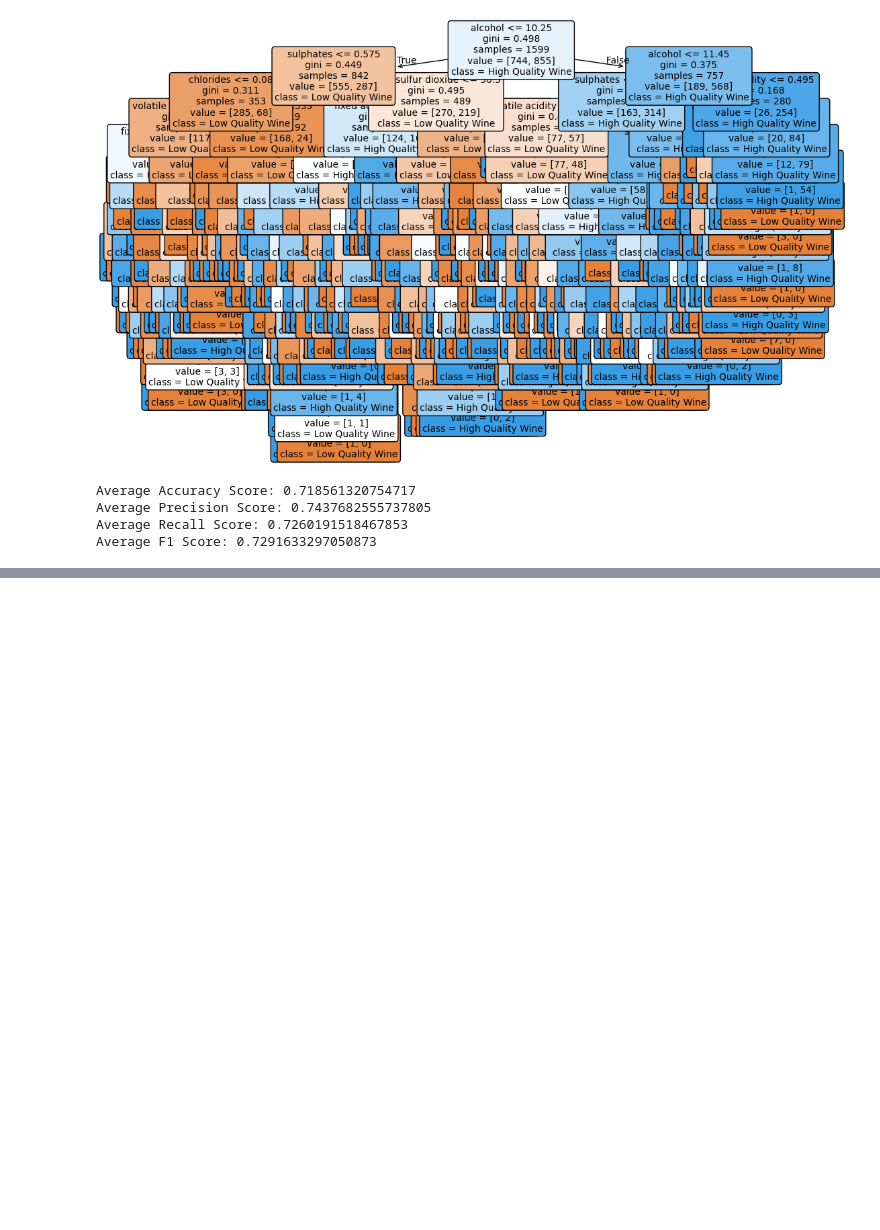
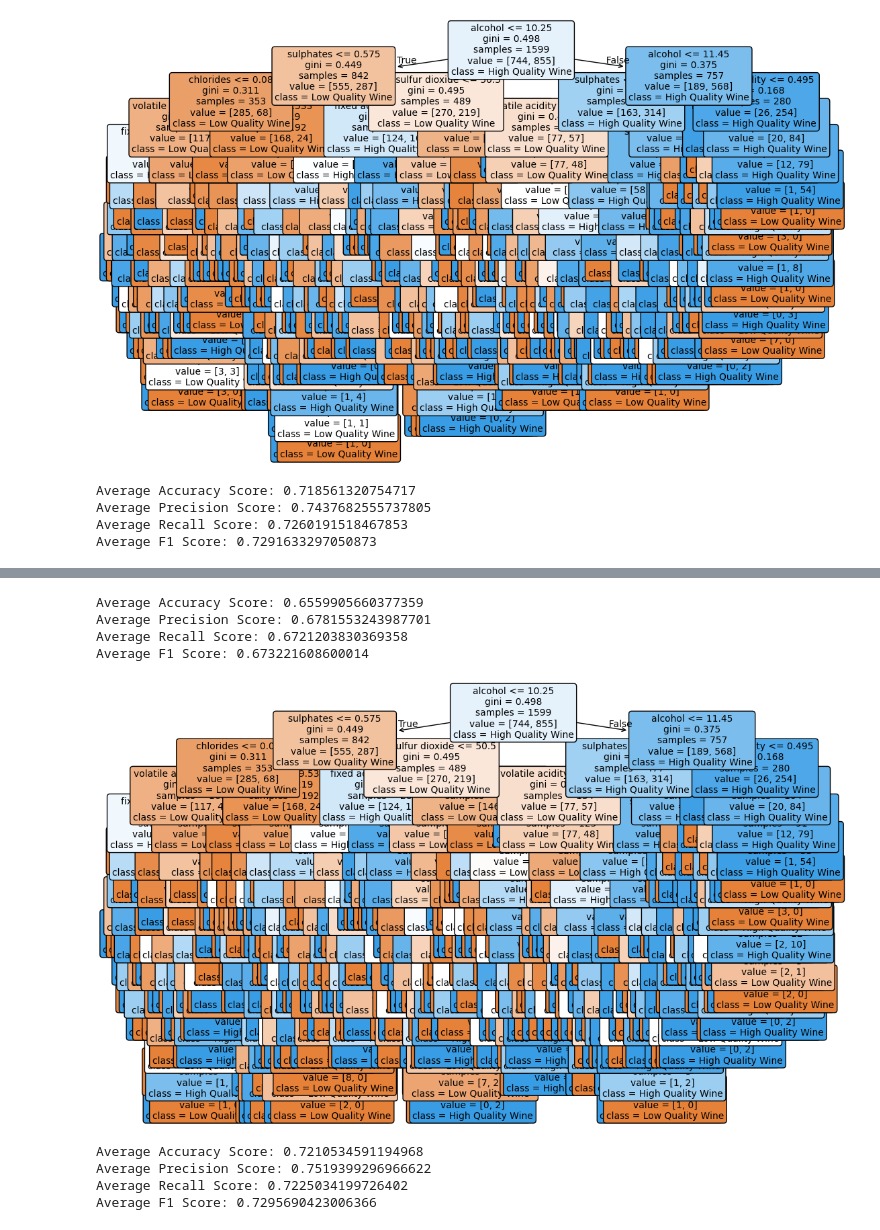
Before and after one commit to AidanR04/WineClassifier, a Jupyter notebook: project.ipynb, the cells around one changed output, grey strips where cells are left out. Cells and saved outputs as stored; diff of their text form; code cells hidden in the pictures; blank space fills up the shorter version.

```diff
--- a/project.ipynb
+++ b/project.ipynb
@@ -102,0 +268,57 @@ Average F1 Score: 0.7041208155454912
+# %%
+#Dropping the 2 features with a 0 MI score
+df2 = df.drop(columns = ['free sulfur dioxide', 'pH'])
+#Separating features and target class
+X = df2.iloc[:, :-1]
+Y = df2.iloc[:, -1]
+# %%
+#First model will be a decision tree
+dtc = DecisionTreeClassifier(random_state=42)
+#Training the classifier
+dtc.fit(X, Y)
+
+accuracy_score_dtc = (cross_val_score(dtc, X, Y, cv=10, scoring='accuracy')).mean()
+precision_score_dtc = (cross_val_score(dtc, X, Y, cv=10, scoring='precision')).mean()
+recall_score_dtc = (cross_val_score(dtc, X, Y, cv=10, scoring='recall')).mean()
+f1_score_dtc  = (cross_val_score(dtc, X, Y, cv=10, scoring='f1')).mean()
+
+
+print(f'Average Accuracy Score: {accuracy_score_dtc}')
+print(f'Average Precision Score: {precision_score_dtc}')
+print(f'Average Recall Score: {recall_score_dtc}')
+print(f'Average F1 Score: {f1_score_dtc}')
+
+plt.figure(figsize=(12, 8))  # Adjust the size as needed
+plot_tree(dtc,
+          filled=True,        # Color the nodes
+          feature_names=X.columns,  # Use your feature names
+          class_names=['Low Quality Wine', 'High Quality Wine'],  # Class names if binary classification
+          rounded=True,       # Round the corners of the nodes
+          fontsize=10)        # Font size for labels
+plt.show()
+# %% [output]
+Average Accuracy Score: 0.6559905660377359
+Average Precision Score: 0.6781553243987701
+Average Recall Score: 0.6721203830369358
+Average F1 Score: 0.673221608600014
+[figure, added]
+# %%
+#Second model will be Gaussian Naive Bayes
+gnb = GaussianNB()
+gnb.fit(X, Y)
+
+accuracy_score_gnb = (cross_val_score(gnb, X, Y, cv=10, scoring='accuracy')).mean()
+precision_score_gnb = (cross_val_score(gnb, X, Y, cv=10, scoring='precision')).mean()
+recall_score_gnb = (cross_val_score(gnb, X, Y, cv=10, scoring='recall')).mean()
+f1_score_gnb = (cross_val_score(gnb, X, Y, cv=10, scoring='f1')).mean()
+
+
+print(f'Average Accuracy Score: {accuracy_score_gnb}')
+print(f'Average Precision Score: {precision_score_gnb}')
+print(f'Average Recall Score: {recall_score_gnb}')
+print(f'Average F1 Score: {f1_score_gnb}')
+# %% [output]
+Average Accuracy Score: 0.7210534591194968
+Average Precision Score: 0.7519399296966622
+Average Recall Score: 0.7225034199726402
+Average F1 Score: 0.7295690423006366
```
Also changed, not shown: parts of 14 cells of this notebook.
